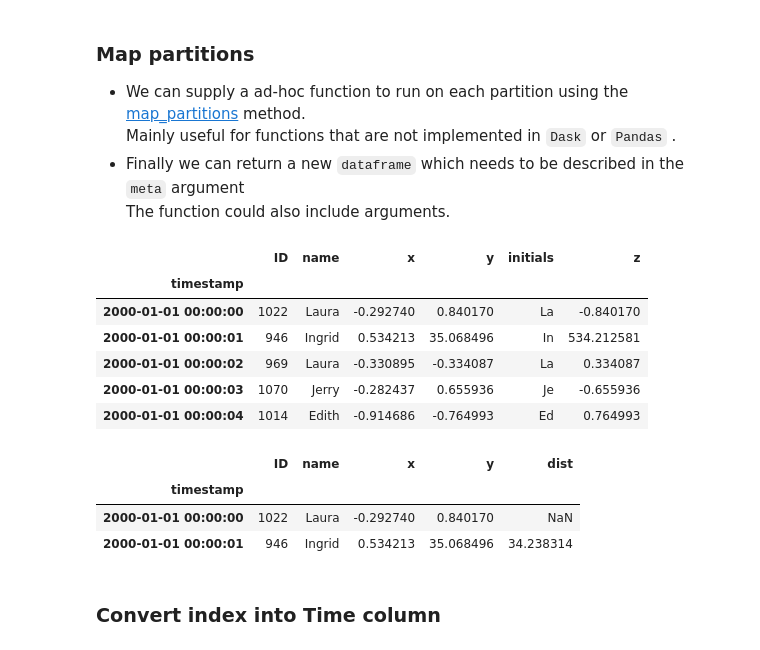
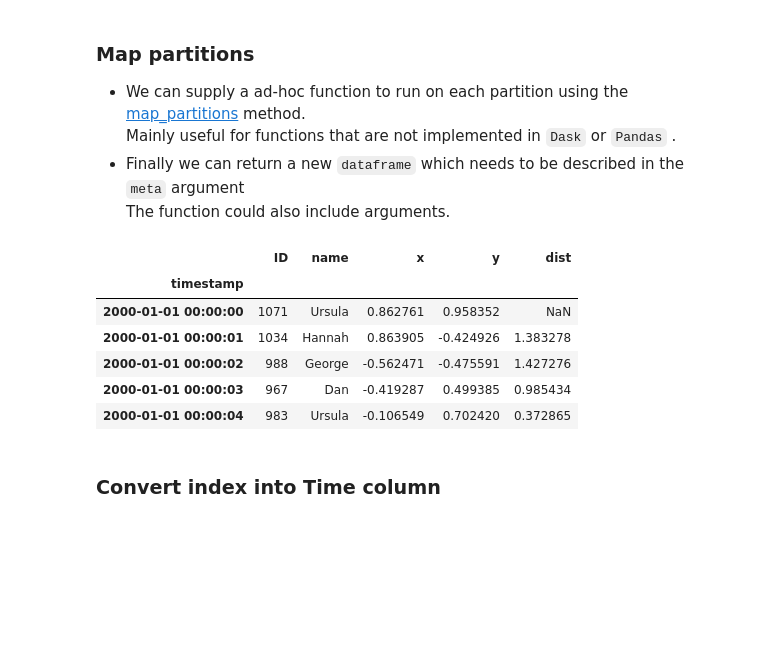
Before and after one commit to sephib/dask_pyconil2019, a Jupyter notebook: dask_for_pandas-in_ETL.ipynb, the cells around one changed output. Saved outputs shown, nothing was run; the diff lists cells and outputs as text; code cells hidden in the pictures; blank space fills up the shorter version.

```diff
--- a/dask_for_pandas-in_ETL.ipynb
+++ b/dask_for_pandas-in_ETL.ipynb
@@ -325,7 +316,8 @@ To provide an explicit output types or to silence this message, please provide t
 # Describe the outcome type of the calculation
 meta_cal = pd.Series(object, name='initials')
 # %%
-ddf['initials'] = ddf['name'].apply(lambda x: x[0]+x[1], meta = meta_cal)
+ddf['initials'] = ddf['name'].apply(lambda x: x[0]+x[1]
+                                    , meta = meta_cal)
 ddf.head(2)
 # %% [output]
 |  | ID | name | x | y | initials |
@@ -356,32 +348,29 @@ The function could also include arguments.
 # %%
 import numpy as np
 def func2(df, coor_x, coor_y, drop_cols):
-    df['dist'] =  np.sqrt ( (df[coor_x] - df[coor_x].shift())**2  +  (df[coor_y] - df[coor_y].shift())**2 )
+    df['dist'] =  np.sqrt ( (df[coor_x] - df[coor_x].shift())**2
+                           +  (df[coor_y] - df[coor_y].shift())**2 )
     df = df.drop(drop_cols, axis=1)
     return df
-# %%
-ddf.head()
-# %% [output]
-|  | ID | name | x | y | initials | z |
-| timestamp |  |  |  |  |  |  |
-| 2000-01-01 00:00:00 | 1022 | Laura | -0.292740 | 0.840170 | La | -0.840170 |
-| 2000-01-01 00:00:01 | 946 | Ingrid | 0.534213 | 35.068496 | In | 534.212581 |
-| 2000-01-01 00:00:02 | 969 | Laura | -0.330895 | -0.334087 | La | 0.334087 |
-| 2000-01-01 00:00:03 | 1070 | Jerry | -0.282437 | 0.655936 | Je | -0.655936 |
-| 2000-01-01 00:00:04 | 1014 | Edith | -0.914686 | -0.764993 | Ed | 0.764993 |
 # %%
-ddf = ddf.map_partitions(func2, coor_x='x', coor_y='y', drop_cols=['initials', 'z']
-                         , meta=pd.DataFrame({'ID':'i8'
+ddf2 = ddf.map_partitions(func2
+                          , coor_x='x'
+                          , coor_y='y'
+                          , drop_cols=['initials', 'z']
+                          , meta=pd.DataFrame({'ID':'i8'
                                               , 'name':str
                                               , 'x':'f8'
                                               ,'y':'f8'
                                               , 'dist':'f8'}, index=[0]))
-ddf.head(2)
+ddf2.head()
 # %% [output]
 |  | ID | name | x | y | dist |
 | timestamp |  |  |  |  |  |
-| 2000-01-01 00:00:00 | 1022 | Laura | -0.292740 | 0.840170 | NaN |
-| 2000-01-01 00:00:01 | 946 | Ingrid | 0.534213 | 35.068496 | 34.238314 |
+| 2000-01-01 00:00:00 | 1071 | Ursula | 0.862761 | 0.958352 | NaN |
+| 2000-01-01 00:00:01 | 1034 | Hannah | 0.863905 | -0.424926 | 1.383278 |
+| 2000-01-01 00:00:02 | 988 | George | -0.562471 | -0.475591 | 1.427276 |
+| 2000-01-01 00:00:03 | 967 | Dan | -0.419287 | 0.499385 | 0.985434 |
+| 2000-01-01 00:00:04 | 983 | Ursula | -0.106549 | 0.702420 | 0.372865 |
 # %% [markdown]
 ### Convert index into Time column
 # %%
```
Also changed, not shown: parts of 55 cells of this notebook.
